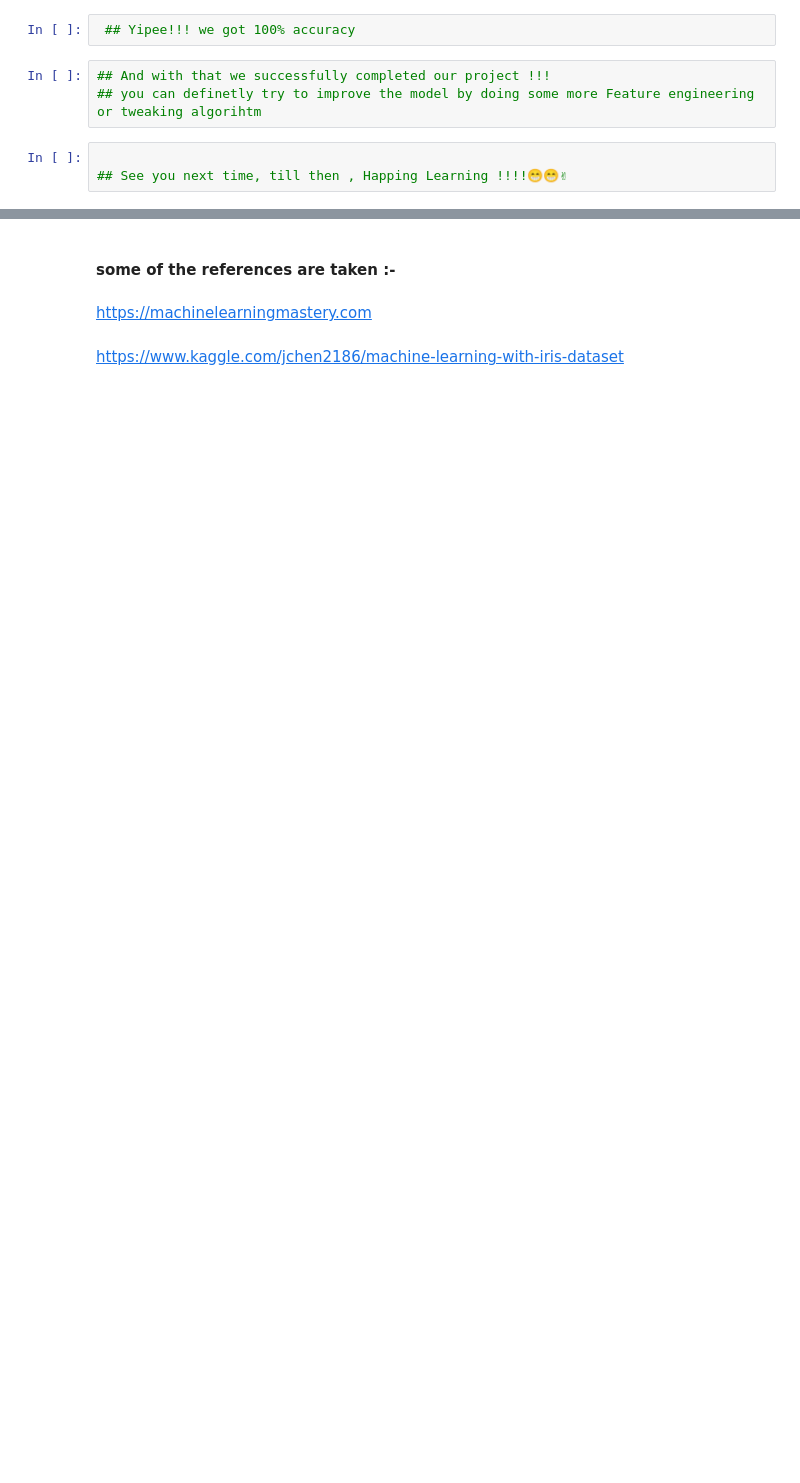
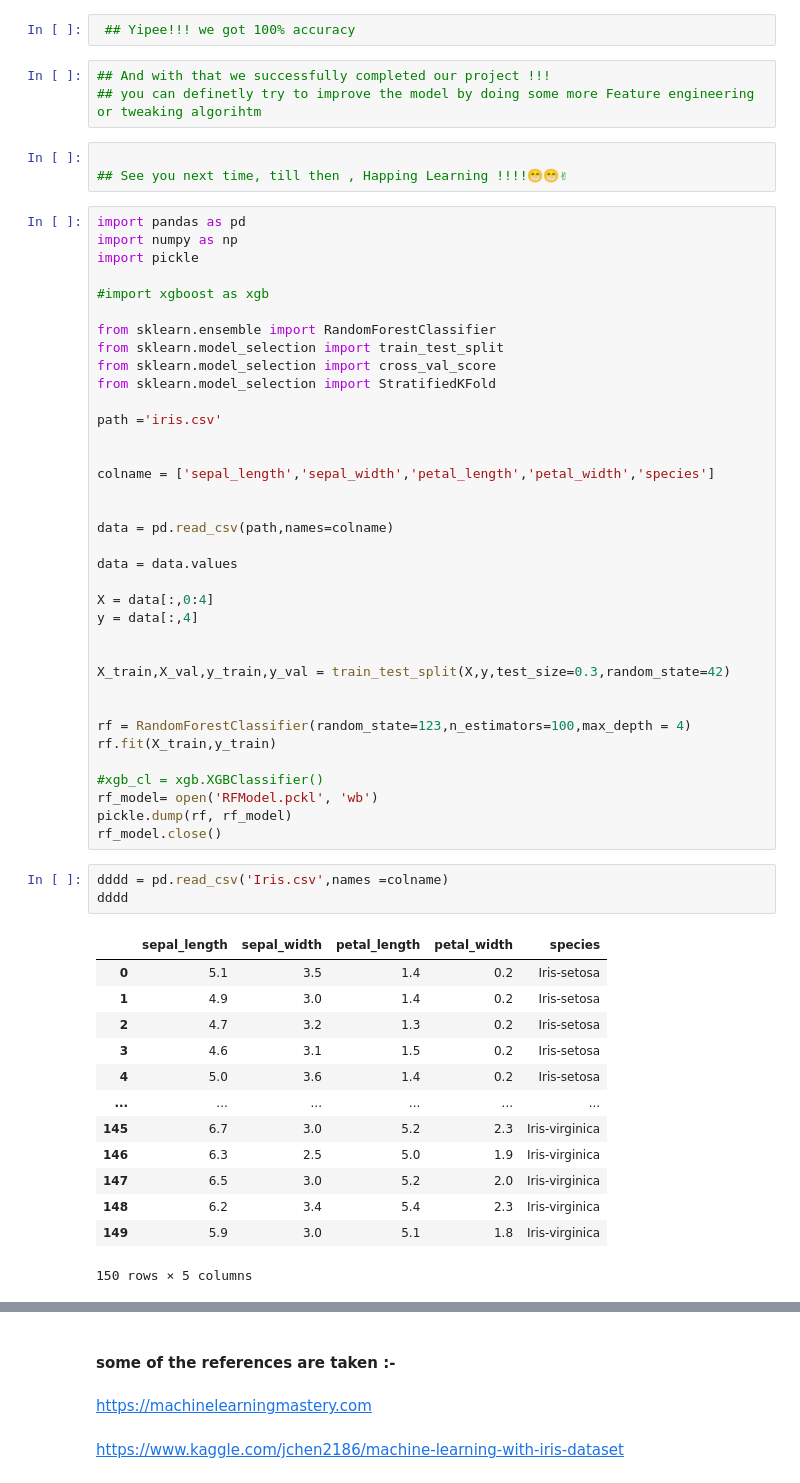
Before and after one commit to dhruvbpatel/Machine_Learning_Projects, a Jupyter notebook: iris_dataset_analysis/ML101_with_iris_dataset.ipynb, the cells around one changed output, grey strips where cells are left out. Saved outputs shown, nothing was run; the diff lists cells and outputs as text; blank space fills up the shorter version.

```diff
--- a/iris_dataset_analysis/ML101_with_iris_dataset.ipynb
+++ b/iris_dataset_analysis/ML101_with_iris_dataset.ipynb
@@ -275,3 +279,56 @@ Iris-versicolor       1.00      1.00      1.00        13
 # %%
 
 ## See you next time, till then , Happing Learning !!!!😁😁✌
+# %%
+import pandas as pd
+import numpy as np
+import pickle
+
+#import xgboost as xgb
+
+from sklearn.ensemble import RandomForestClassifier
+from sklearn.model_selection import train_test_split
+from sklearn.model_selection import cross_val_score
+from sklearn.model_selection import StratifiedKFold
+
+path ='iris.csv'
+
+
+colname = ['sepal_length','sepal_width','petal_length','petal_width','species']
+
+
+data = pd.read_csv(path,names=colname)
+
+data = data.values
+
+X = data[:,0:4]
+y = data[:,4]
+
+
+X_train,X_val,y_train,y_val = train_test_split(X,y,test_size=0.3,random_state=42)
+
+
+rf = RandomForestClassifier(random_state=123,n_estimators=100,max_depth = 4)
+rf.fit(X_train,y_train)
+
+#xgb_cl = xgb.XGBClassifier()
+rf_model= open('RFModel.pckl', 'wb')
+pickle.dump(rf, rf_model)
+rf_model.close()
+# %%
+dddd = pd.read_csv('Iris.csv',names =colname)
+dddd
+# %% [output]
+|  | sepal_length | sepal_width | petal_length | petal_width | species |
+| 0 | 5.1 | 3.5 | 1.4 | 0.2 | Iris-setosa |
+| 1 | 4.9 | 3.0 | 1.4 | 0.2 | Iris-setosa |
+| 2 | 4.7 | 3.2 | 1.3 | 0.2 | Iris-setosa |
+| 3 | 4.6 | 3.1 | 1.5 | 0.2 | Iris-setosa |
+| 4 | 5.0 | 3.6 | 1.4 | 0.2 | Iris-setosa |
+| ... | ... | ... | ... | ... | ... |
+| 145 | 6.7 | 3.0 | 5.2 | 2.3 | Iris-virginica |
+| 146 | 6.3 | 2.5 | 5.0 | 1.9 | Iris-virginica |
+| 147 | 6.5 | 3.0 | 5.2 | 2.0 | Iris-virginica |
+| 148 | 6.2 | 3.4 | 5.4 | 2.3 | Iris-virginica |
+| 149 | 5.9 | 3.0 | 5.1 | 1.8 | Iris-virginica |
+150 rows × 5 columns
```
Also changed, not shown: parts of 6 cells of this notebook, 3 other files.
